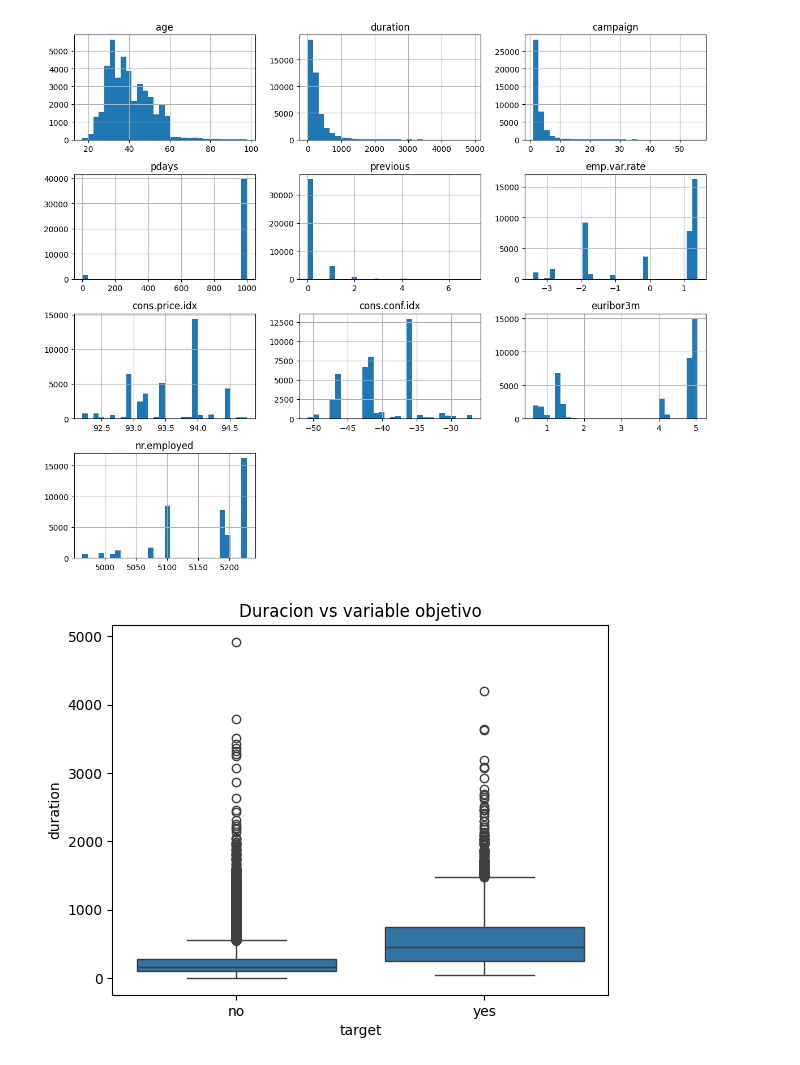
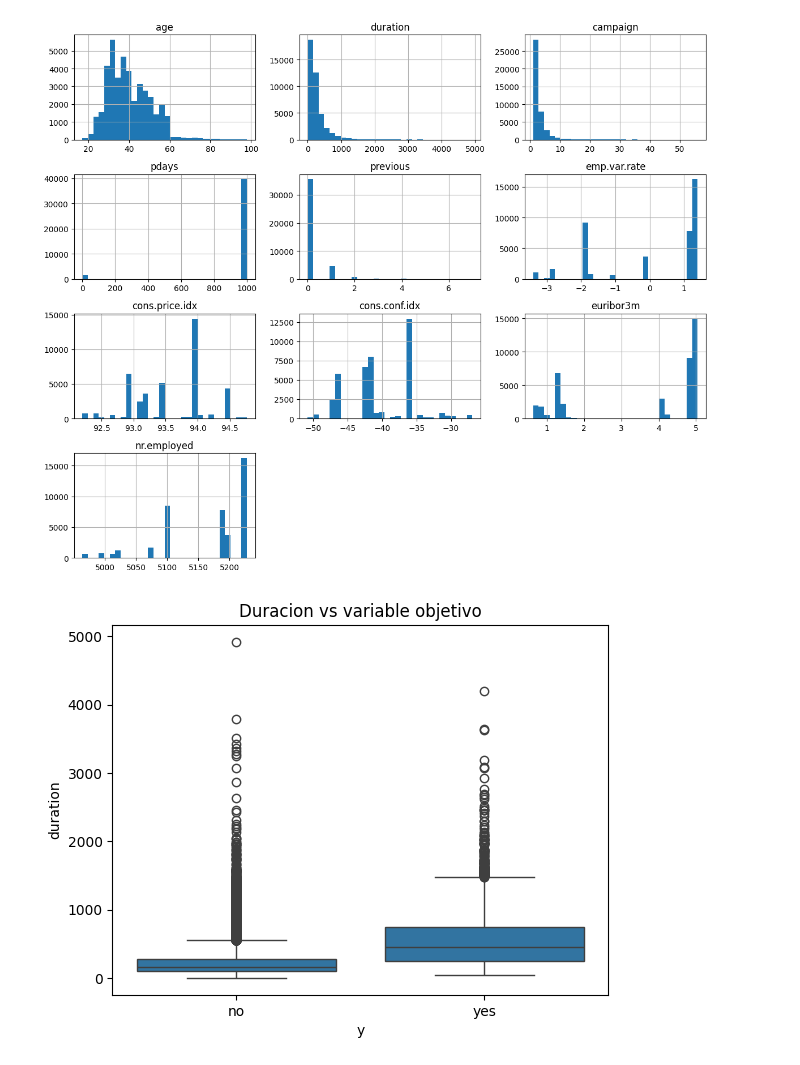
Before and after one commit to JozueDev/Proyecto-de-Regresi-n-Log-stica, a Jupyter notebook: src/explore.ipynb, the cells around one changed output. Drawn from its saved outputs; the diff is of its cells as text; code cells hidden in the pictures.

```diff
--- a/src/explore.ipynb
+++ b/src/explore.ipynb
@@ -24,8 +24,6 @@ df.head()
 | 3 | 40 | admin. | married | basic.6y | no | no | no | telephone | may | mon | ... |
 | 4 | 56 | services | married | high.school | no | no | yes | telephone | may | mon | ... |
 5 rows × 21 columns
-# %%
-df.rename(columns={'y': 'target'}, inplace=True)
 # %%
 # 3. Exploración inicial
 df.info()
@@ -87,11 +85,11 @@ plt.show()
 [figure]
 # %%
 # 6. Análisis bivariado: Numérica vs Target
-sns.boxplot(x='target', y='duration', data=df)
+sns.boxplot(x='y', y='duration', data=df)
 plt.title('Duracion vs variable objetivo')
 plt.show()
 # %% [output]
-[figure, old version]
+[figure, new version]
 # %%
 # 7. Análisis bivariado: Categórica vs Target
 cat_vars = ['job', 'marital', 'education', 'default', 'housing', 'loan', 'contact', 'month', 'day_of_week', 'poutcome']
```
Also changed, not shown: parts of 13 cells of this notebook.
